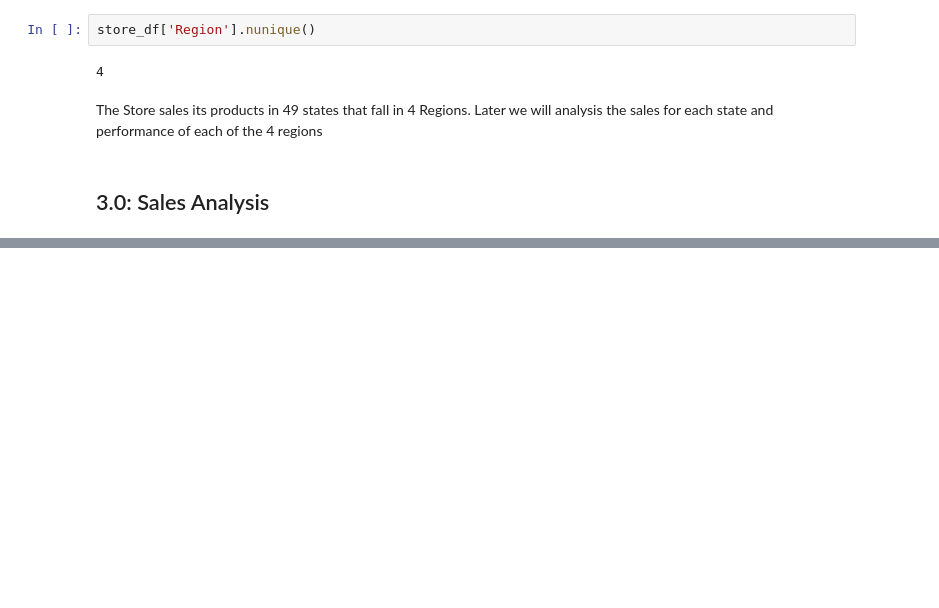
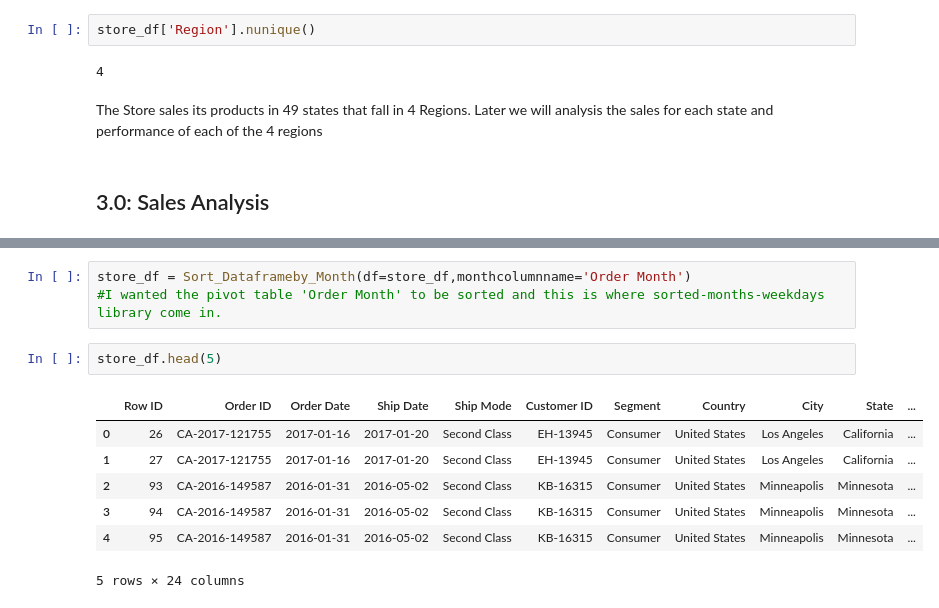
Before and after one commit to WayneNyariroh/StoreSales_Analysis, a Jupyter notebook: superStoreSales_EDA.ipynb, the cells around one changed output, grey strips where cells are left out. Drawn from its saved outputs; the diff is of its cells as text; blank space fills up the shorter version.

```diff
--- a/superStoreSales_EDA.ipynb
+++ b/superStoreSales_EDA.ipynb
@@ -226,0 +339,13 @@ In this section we will divide our tasks inorder to query and visualize the foll
+# %%
+store_df = Sort_Dataframeby_Month(df=store_df,monthcolumnname='Order Month')
+#I wanted the pivot table 'Order Month' to be sorted and this is where sorted-months-weekdays library come in.
+# %%
+store_df.head(5)
+# %% [output]
+|  | Row ID | Order ID | Order Date | Ship Date | Ship Mode | Customer ID | Segment | Country | City | State | ... |
+| 0 | 26 | CA-2017-121755 | 2017-01-16 | 2017-01-20 | Second Class | EH-13945 | Consumer | United States | Los Angeles | California | ... |
+| 1 | 27 | CA-2017-121755 | 2017-01-16 | 2017-01-20 | Second Class | EH-13945 | Consumer | United States | Los Angeles | California | ... |
+| 2 | 93 | CA-2016-149587 | 2016-01-31 | 2016-05-02 | Second Class | KB-16315 | Consumer | United States | Minneapolis | Minnesota | ... |
+| 3 | 94 | CA-2016-149587 | 2016-01-31 | 2016-05-02 | Second Class | KB-16315 | Consumer | United States | Minneapolis | Minnesota | ... |
+| 4 | 95 | CA-2016-149587 | 2016-01-31 | 2016-05-02 | Second Class | KB-16315 | Consumer | United States | Minneapolis | Minnesota | ... |
+5 rows × 24 columns
```
Also changed, not shown: parts of 28 cells of this notebook, 2 other files.
